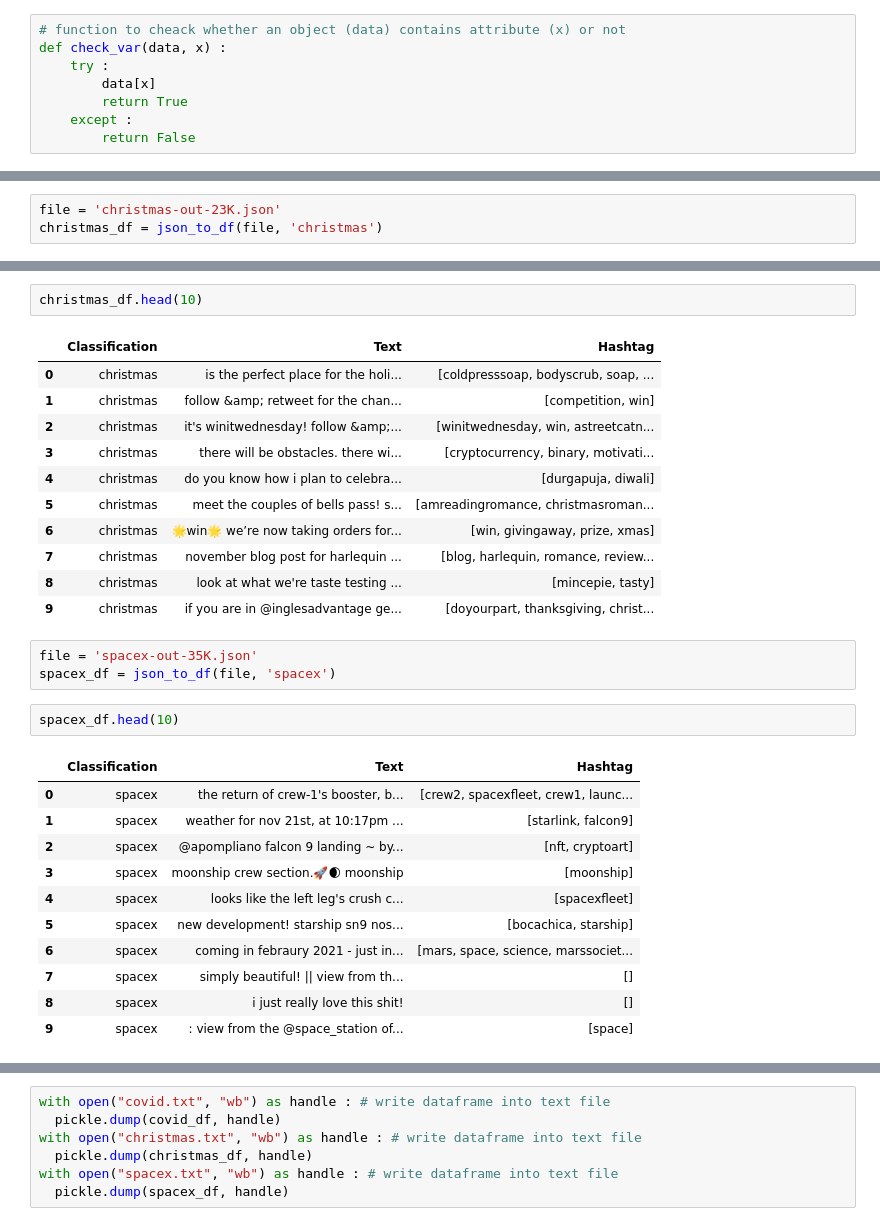
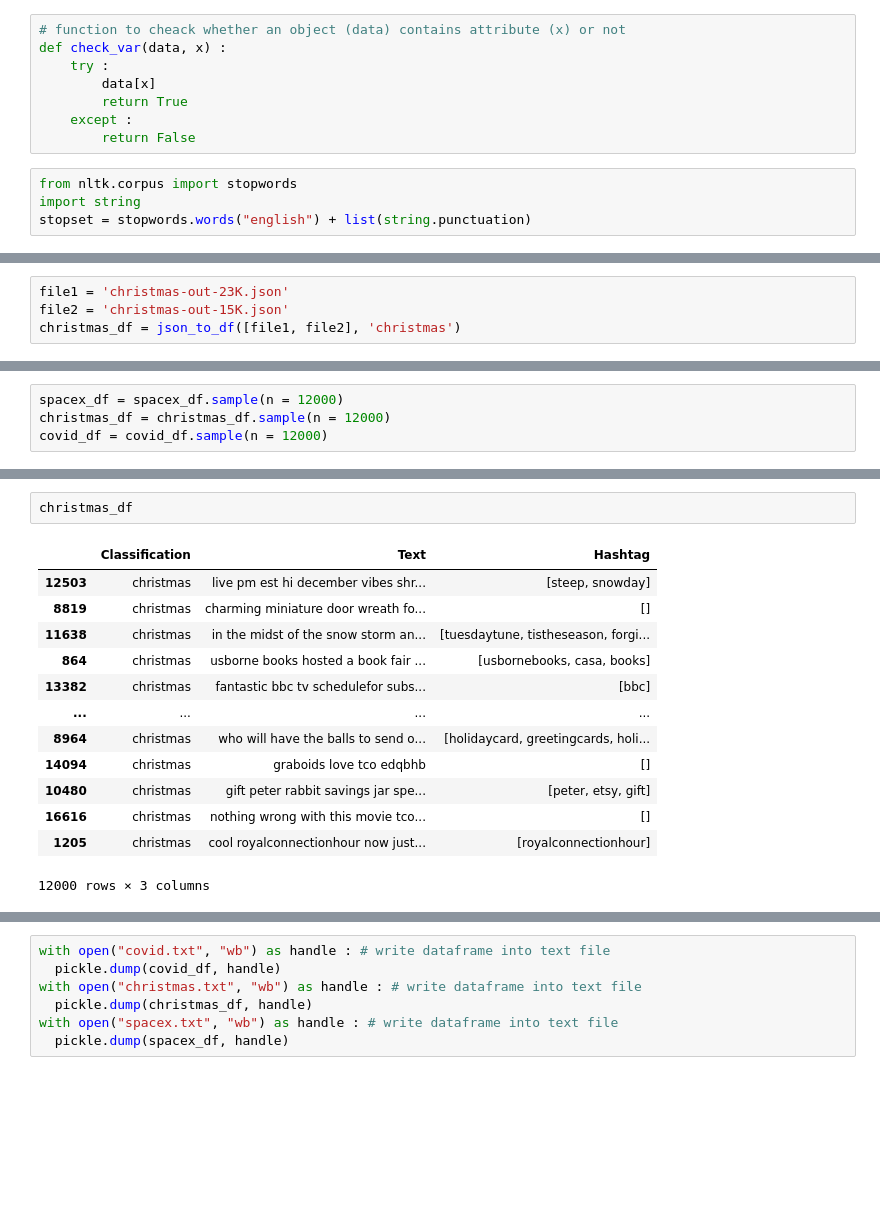
Before and after one commit to YelinShin/STAT_Software, a Jupyter notebook: dataToPickle.ipynb, the cells around one changed output, grey strips where cells are left out. Drawn from its saved outputs; the diff is of its cells as text; blank space fills up the shorter version.

```diff
--- a/dataToPickle.ipynb
+++ b/dataToPickle.ipynb
@@ -10,5 +11,9 @@ def check_var(data, x) :
         return True
     except :
         return False
+# %%
+from nltk.corpus import stopwords
+import string
+stopset = stopwords.words("english") + list(string.punctuation)
 # %%
 # function to turn json into dataframe
@@ -72,0 +129,4 @@ def json_to_df(file, hashtag) :
+# %%
+file1 = 'christmas-out-23K.json'
+file2 = 'christmas-out-15K.json'
+christmas_df = json_to_df([file1, file2], 'christmas')
@@ -90,3 +168,0 @@ covid_df.head(10)
-# %%
-file = 'christmas-out-23K.json'
-christmas_df = json_to_df(file, 'christmas')
@@ -92,0 +189,4 @@ christmas_df = json_to_df(file, 'christmas')
+# %%
+spacex_df = spacex_df.sample(n = 12000)
+christmas_df = christmas_df.sample(n = 12000)
+covid_df = covid_df.sample(n = 12000)
@@ -93,31 +209,16 @@ christmas_df = json_to_df(file, 'christmas')
 # %%
-christmas_df.head(10)
+christmas_df
 # %% [output]
 |  | Classification | Text | Hashtag |
-| 0 | christmas | is the perfect place for the holi... | [coldpresssoap, bodyscrub, soap, ... |
-| 1 | christmas | follow &amp; retweet for the chan... | [competition, win] |
-| 2 | christmas | it's winitwednesday! follow &amp;... | [winitwednesday, win, astreetcatn... |
-| 3 | christmas | there will be obstacles. there wi... | [cryptocurrency, binary, motivati... |
-| 4 | christmas | do you know how i plan to celebra... | [durgapuja, diwali] |
-| 5 | christmas | meet the couples of bells pass! s... | [amreadingromance, christmasroman... |
-| 6 | christmas | 🌟win🌟 we’re now taking orders for... | [win, givingaway, prize, xmas] |
-| 7 | christmas | november blog post for harlequin ... | [blog, harlequin, romance, review... |
-| 8 | christmas | look at what we're taste testing ... | [mincepie, tasty] |
-| 9 | christmas | if you are in @inglesadvantage ge... | [doyourpart, thanksgiving, christ... |
+| 12503 | christmas | live pm est hi december vibes shr... | [steep, snowday] |
+| 8819 | christmas | charming miniature door wreath fo... | [] |
+| 11638 | christmas | in the midst of the snow storm an... | [tuesdaytune, tistheseason, forgi... |
+| 864 | christmas | usborne books hosted a book fair ... | [usbornebooks, casa, books] |
+| 13382 | christmas | fantastic bbc tv schedulefor subs... | [bbc] |
+| ... | ... | ... | ... |
+| 8964 | christmas | who will have the balls to send o... | [holidaycard, greetingcards, holi... |
+| 14094 | christmas | graboids love tco edqbhb | [] |
+| 10480 | christmas | gift peter rabbit savings jar spe... | [peter, etsy, gift] |
+| 16616 | christmas | nothing wrong with this movie tco... | [] |
+| 1205 | christmas | cool royalconnectionhour now just... | [royalconnectionhour] |
+12000 rows × 3 columns
-# %%
-file = 'spacex-out-35K.json'
-spacex_df = json_to_df(file, 'spacex')
-# %%
-spacex_df.head(10)
-# %% [output]
-|  | Classification | Text | Hashtag |
-| 0 | spacex | the return of crew-1's booster, b... | [crew2, spacexfleet, crew1, launc... |
-| 1 | spacex | weather for nov 21st, at 10:17pm ... | [starlink, falcon9] |
-| 2 | spacex | @apompliano falcon 9 landing ~ by... | [nft, cryptoart] |
-| 3 | spacex | moonship crew section.🚀🌒 moonship | [moonship] |
-| 4 | spacex | looks like the left leg's crush c... | [spacexfleet] |
-| 5 | spacex | new development! starship sn9 nos... | [bocachica, starship] |
-| 6 | spacex | coming in febraury 2021 - just in... | [mars, space, science, marssociet... |
-| 7 | spacex | simply beautiful! || view from th... | [] |
-| 8 | spacex | i just really love this shit! | [] |
-| 9 | spacex | : view from the @space_station of... | [space] |
```
Also changed, not shown: parts of 11 cells of this notebook, 6 other files.
